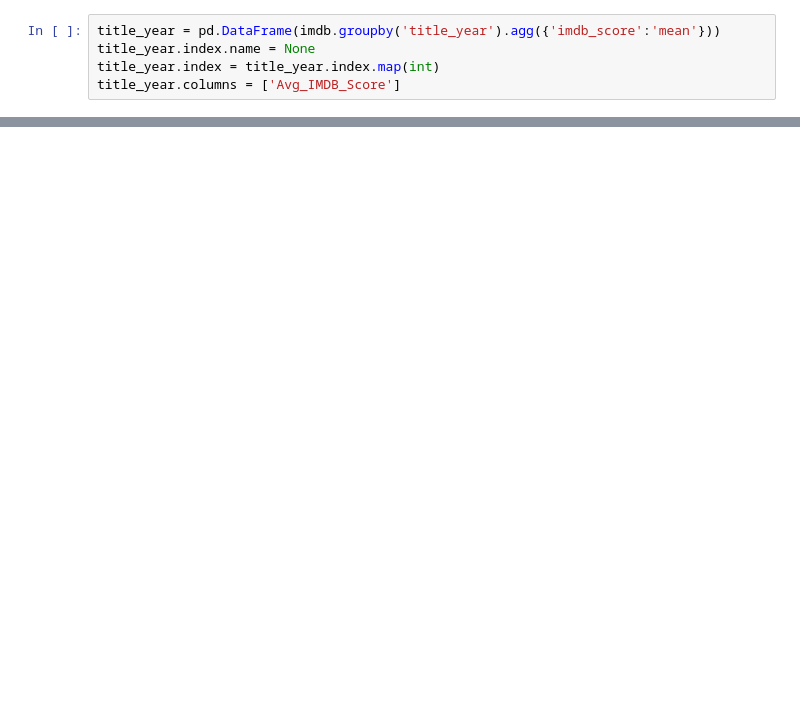
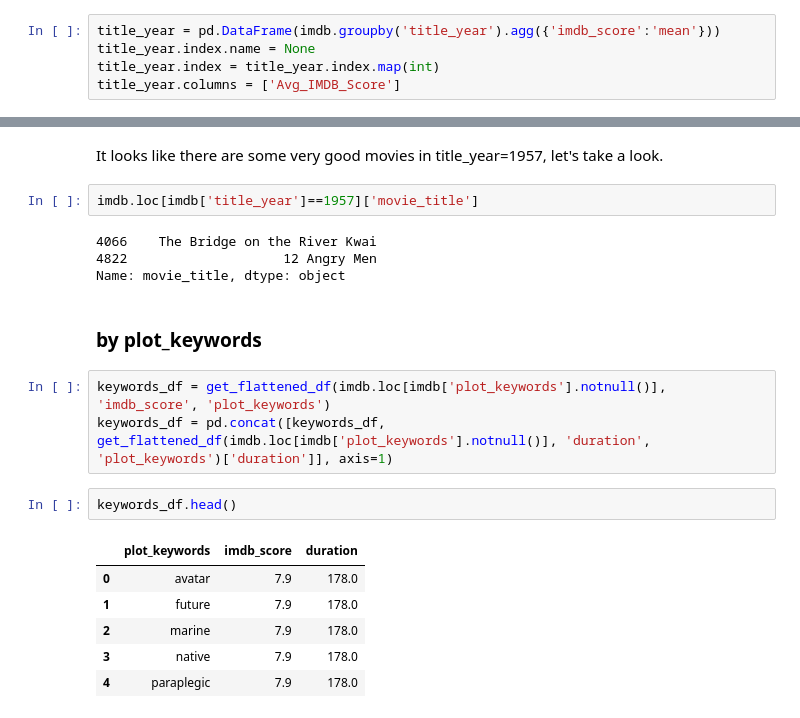
Before and after one commit to jinangela/IMDB_movie, a Jupyter notebook: 02_Exploratory_Analysis/Correlation between variables.ipynb, the cells around one changed output, grey strips where cells are left out. Cells and saved outputs as stored; diff of their text form; blank space fills up the shorter version.

```diff
--- a/02_Exploratory_Analysis/Correlation between variables.ipynb
+++ b/02_Exploratory_Analysis/Correlation between variables.ipynb
@@ -468,0 +670,22 @@ iplot(fig, filename = "Average IMDB Score with Rangeslider")
+# %% [markdown]
+It looks like there are some very good movies in title_year=1957, let's take a look.
+# %%
+imdb.loc[imdb['title_year']==1957]['movie_title']
+# %% [output]
+4066    The Bridge on the River Kwai
+4822                    12 Angry Men
+Name: movie_title, dtype: object
+# %% [markdown]
+### by plot_keywords
+# %%
+keywords_df = get_flattened_df(imdb.loc[imdb['plot_keywords'].notnull()], 'imdb_score', 'plot_keywords')
+keywords_df = pd.concat([keywords_df, get_flattened_df(imdb.loc[imdb['plot_keywords'].notnull()], 'duration', 'plot_keywords')['duration']], axis=1)
+# %%
+keywords_df.head()
+# %% [output]
+|  | plot_keywords | imdb_score | duration |
+| 0 | avatar | 7.9 | 178.0 |
+| 1 | future | 7.9 | 178.0 |
+| 2 | marine | 7.9 | 178.0 |
+| 3 | native | 7.9 | 178.0 |
+| 4 | paraplegic | 7.9 | 178.0 |
```
Also changed, not shown: parts of 21 cells of this notebook, 1 other file.
